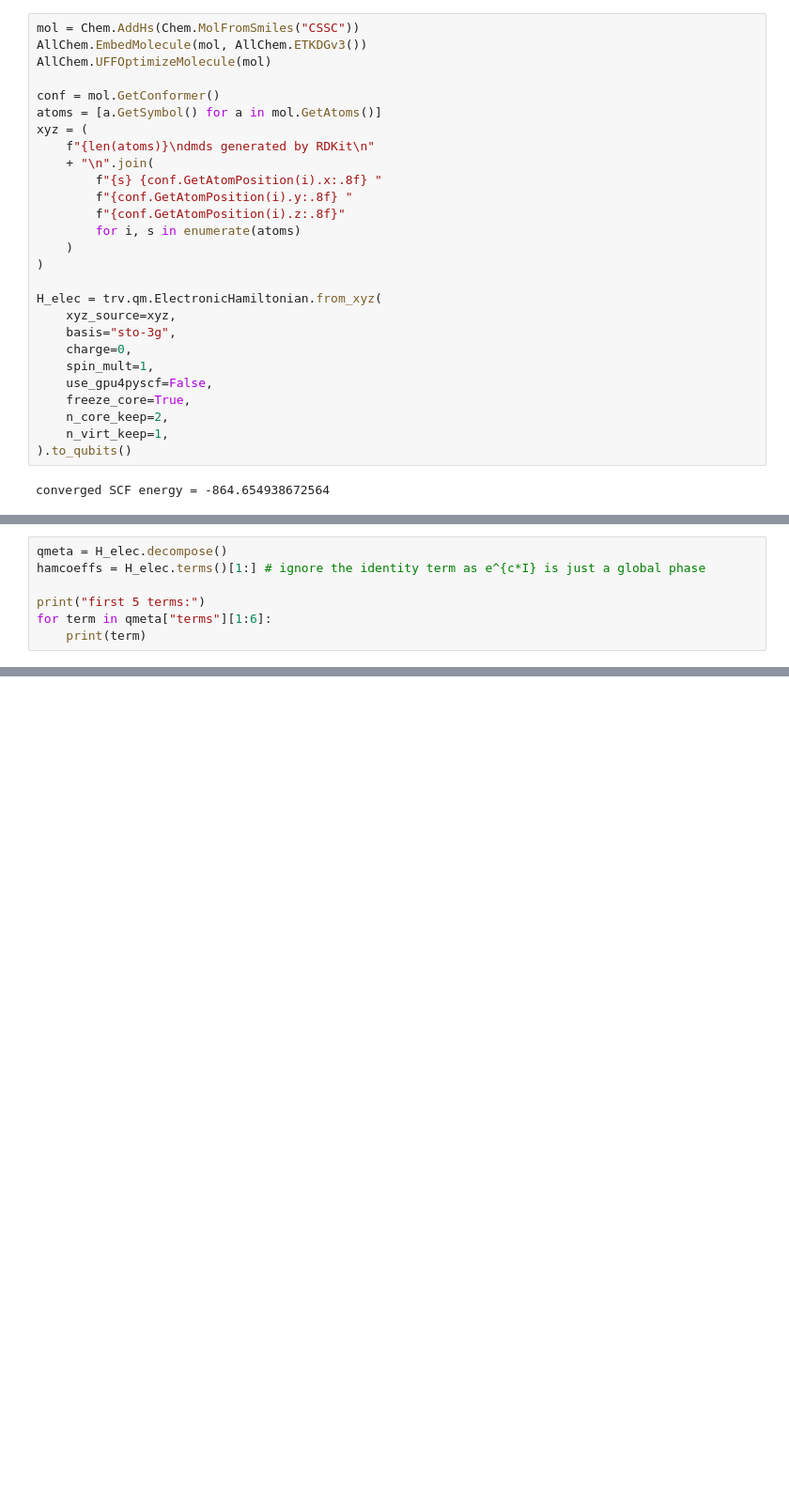
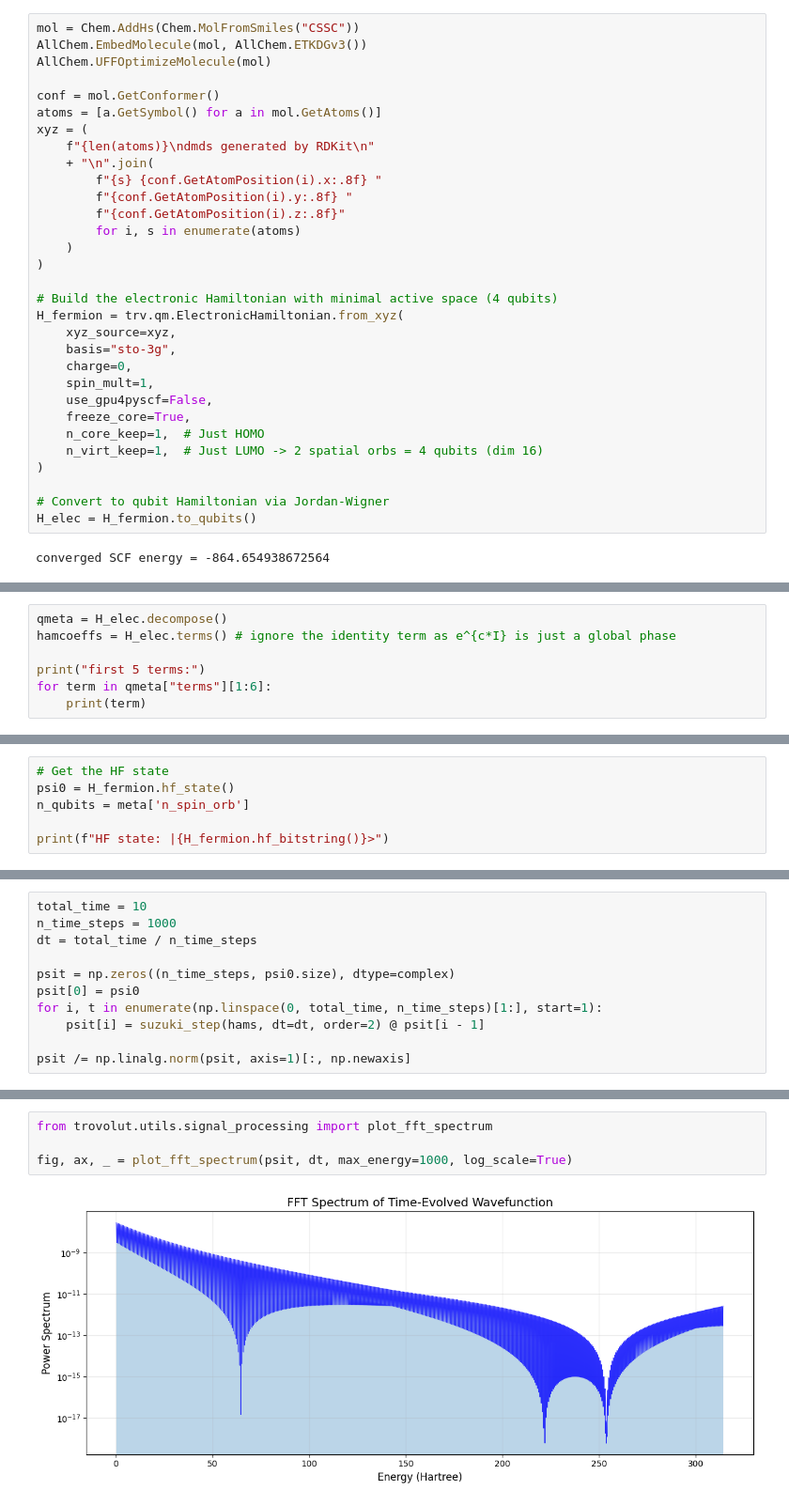
Before and after one commit to bestquark/hsopt, a Jupyter notebook: docs/tutorials/trotter_dynamics.ipynb, the cells around one changed output, grey strips where cells are left out. Shown at 94% size. Saved outputs shown, nothing was run; the diff lists cells and outputs as text; blank space fills up the shorter version.

```diff
--- a/docs/tutorials/trotter_dynamics.ipynb
+++ b/docs/tutorials/trotter_dynamics.ipynb
@@ -27,15 +27,19 @@ xyz = (
     )
 )
 
-H_elec = trv.qm.ElectronicHamiltonian.from_xyz(
+# Build the electronic Hamiltonian with minimal active space (4 qubits)
+H_fermion = trv.qm.ElectronicHamiltonian.from_xyz(
     xyz_source=xyz,
     basis="sto-3g",
     charge=0,
     spin_mult=1,
     use_gpu4pyscf=False,
     freeze_core=True,
-    n_core_keep=2,
-    n_virt_keep=1,
-).to_qubits()
+    n_core_keep=1,  # Just HOMO
+    n_virt_keep=1,  # Just LUMO -> 2 spatial orbs = 4 qubits (dim 16)
+)
+
+# Convert to qubit Hamiltonian via Jordan-Wigner
+H_elec = H_fermion.to_qubits()
 # %% [output]
 converged SCF energy = -864.654938672564
@@ -44,6 +58,6 @@ We then get the terms of the Hamiltonian and decompose it for later use in Trott
 # %%
 qmeta = H_elec.decompose()
-hamcoeffs = H_elec.terms()[1:] # ignore the identity term as e^{c*I} is just a global phase
+hamcoeffs = H_elec.terms() # ignore the identity term as e^{c*I} is just a global phase
 
 print("first 5 terms:")
 for term in qmeta["terms"][1:6]:
@@ -77,0 +74,6 @@ dyn.shape
+# %%
+# Get the HF state
+psi0 = H_fermion.hf_state()
+n_qubits = meta['n_spin_orb']
+
+print(f"HF state: |{H_fermion.hf_bitstring()}>")
@@ -77,0 +87,11 @@ dyn.shape
+# %%
+total_time = 10
+n_time_steps = 1000
+dt = total_time / n_time_steps
+
+psit = np.zeros((n_time_steps, psi0.size), dtype=complex)
+psit[0] = psi0
+for i, t in enumerate(np.linspace(0, total_time, n_time_steps)[1:], start=1):
+    psit[i] = suzuki_step(hams, dt=dt, order=2) @ psit[i - 1]
+
+psit /= np.linalg.norm(psit, axis=1)[:, np.newaxis]
@@ -77,0 +105,6 @@ dyn.shape
+# %%
+from trovolut.utils.signal_processing import plot_fft_spectrum
+
+fig, ax, _ = plot_fft_spectrum(psit, dt, max_energy=1000, log_scale=True)
+# %% [output]
+[figure, added]
```
Also changed, not shown: parts of 16 cells of this notebook, 22 other files.
